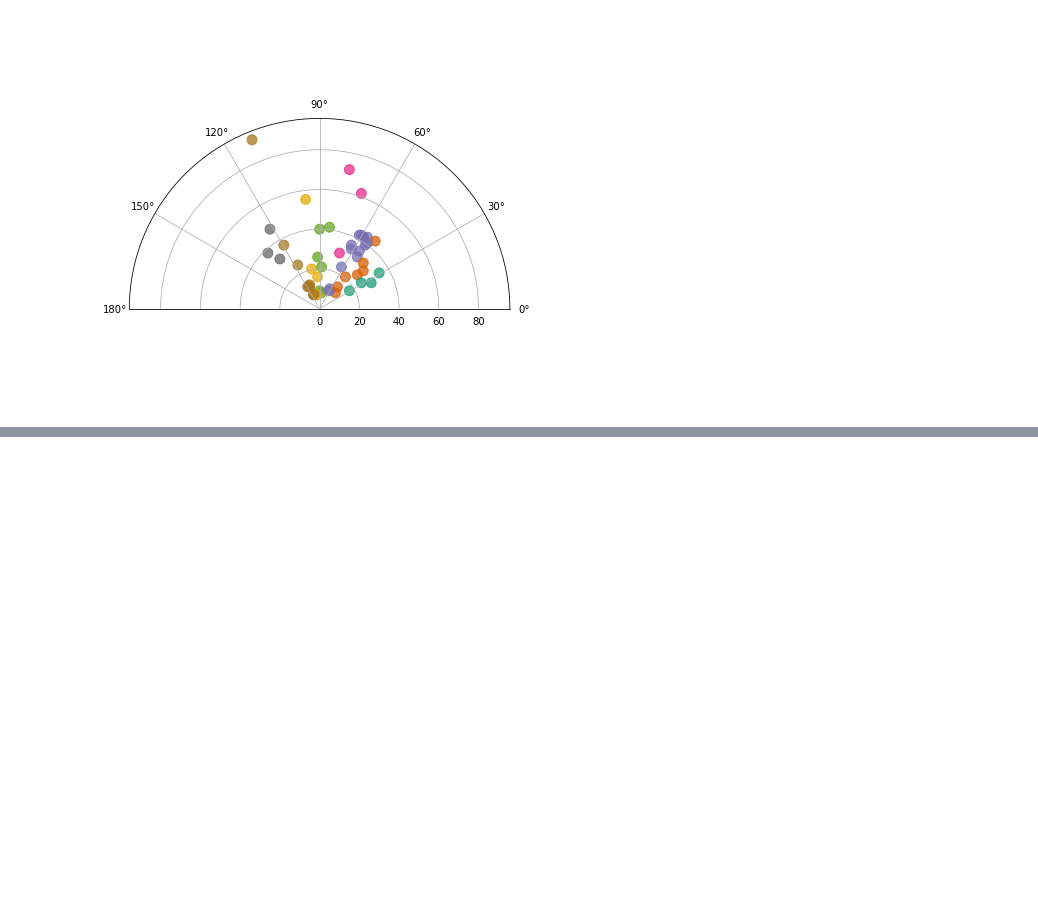
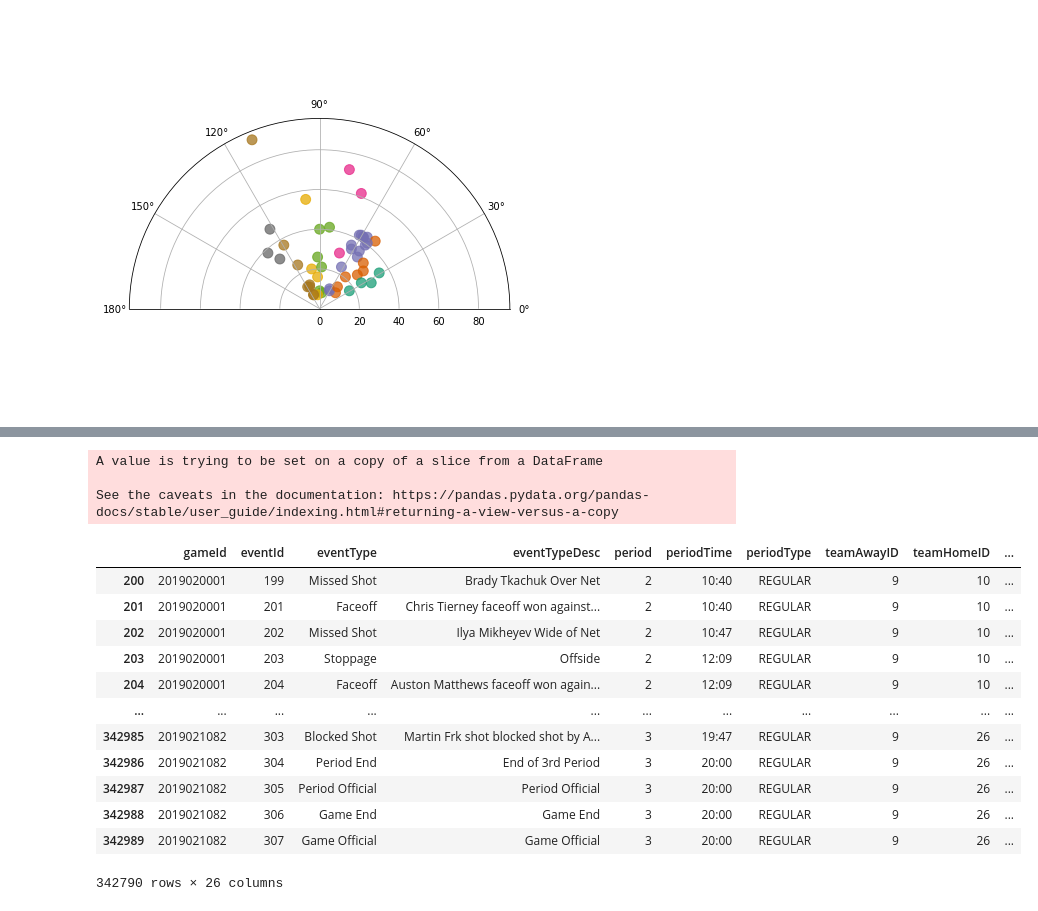
Before and after one commit to szonja126/NHL-Diplomamunka, a Jupyter notebook: readcsv.ipynb, the cells around one changed output, grey strips where cells are left out. Saved outputs shown, nothing was run; the diff lists cells and outputs as text; code cells hidden in the pictures; blank space fills up the shorter version.

```diff
--- a/readcsv.ipynb
+++ b/readcsv.ipynb
@@ -403,0 +501,11 @@ ax.set_thetamax(180)
+# %%
+events_df['TMP_periodTimeFull'] = ''
+
+for idx, i in enumerate(events_df['TMP_periodTimeFull']):
+    events_df['TMP_periodTimeFull'].iloc[idx] = (events_df['periodTimeFull'].iloc[idx])+((events_df['period'].iloc[idx]-1)*pd.to_timedelta('00:20:00'))
+
+events_df
+# %% [output]
+A value is trying to be set on a copy of a slice from a DataFrame
+
+See the caveats in the documentation: https://pandas.pydata.org/pandas-docs/stable/user_guide/indexing.html#returning-a-view-versus-a-copy
@@ -403,0 +514,20 @@ ax.set_thetamax(180)
+# %%
+
+#events_df['TMP_periodTimeFull'] = ''
+#events_df['TMP_periodTimeFull']  = events_df['periodTimeFull'] + ((events_df['period']-1) * pd.to_timedelta('00:20:00'))
+events_df[200:]
+#print((events_df['period']-1))
+# %% [output]
+|  | gameId | eventId | eventType | eventTypeDesc | period | periodTime | periodType | teamAwayID | teamHomeID | ... |
+| 200 | 2019020001 | 199 | Missed Shot | Brady Tkachuk Over Net | 2 | 10:40 | REGULAR | 9 | 10 | ... |
+| 201 | 2019020001 | 201 | Faceoff | Chris Tierney faceoff won against... | 2 | 10:40 | REGULAR | 9 | 10 | ... |
+| 202 | 2019020001 | 202 | Missed Shot | Ilya Mikheyev Wide of Net | 2 | 10:47 | REGULAR | 9 | 10 | ... |
+| 203 | 2019020001 | 203 | Stoppage | Offside | 2 | 12:09 | REGULAR | 9 | 10 | ... |
+| 204 | 2019020001 | 204 | Faceoff | Auston Matthews faceoff won again... | 2 | 12:09 | REGULAR | 9 | 10 | ... |
+| ... | ... | ... | ... | ... | ... | ... | ... | ... | ... | ... |
+| 342985 | 2019021082 | 303 | Blocked Shot | Martin Frk shot blocked shot by A... | 3 | 19:47 | REGULAR | 9 | 26 | ... |
+| 342986 | 2019021082 | 304 | Period End | End of 3rd Period | 3 | 20:00 | REGULAR | 9 | 26 | ... |
+| 342987 | 2019021082 | 305 | Period Official | Period Official | 3 | 20:00 | REGULAR | 9 | 26 | ... |
+| 342988 | 2019021082 | 306 | Game End | Game End | 3 | 20:00 | REGULAR | 9 | 26 | ... |
+| 342989 | 2019021082 | 307 | Game Official | Game Official | 3 | 20:00 | REGULAR | 9 | 26 | ... |
+342790 rows × 26 columns
```
Also changed, not shown: parts of 21 cells of this notebook, 3 other files.
